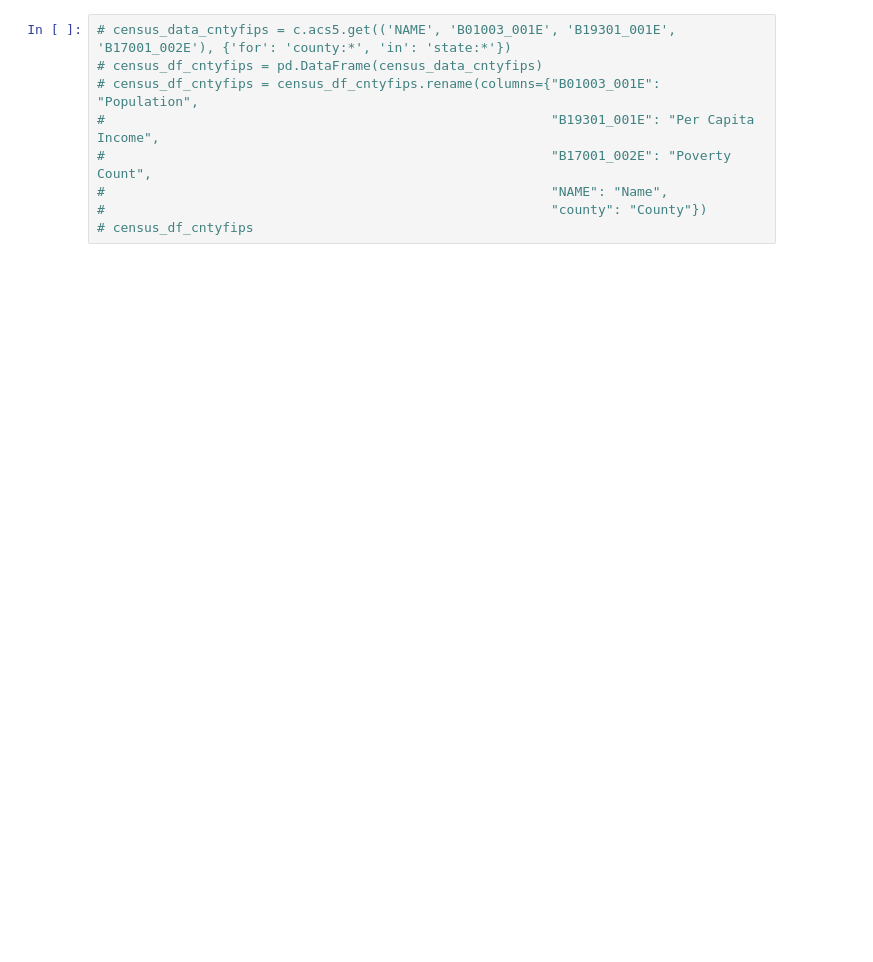
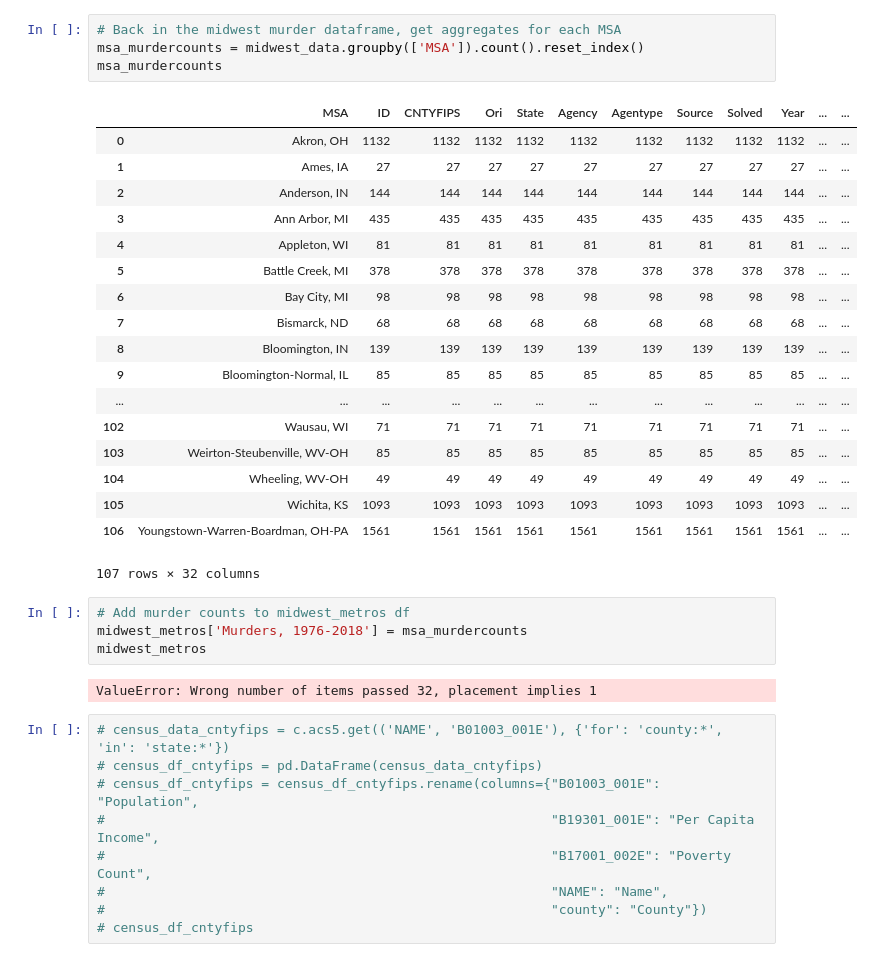
Before and after one commit to bendgame/Project-one, a Jupyter notebook: MurdersByMetro.ipynb, the cells around one changed output. Drawn from its saved outputs; the diff is of its cells as text; blank space fills up the shorter version.

Commit message:
Murder counts for all midwest metros

```diff
--- a/MurdersByMetro.ipynb
+++ b/MurdersByMetro.ipynb
@@ -45,5 +97,34 @@ midwest_metros
+# %%
+# Back in the midwest murder dataframe, get aggregates for each MSA
+msa_murdercounts = midwest_data.groupby(['MSA']).count().reset_index()
+msa_murdercounts
+# %% [output]
+|  | MSA | ID | CNTYFIPS | Ori | State | Agency | Agentype | Source | Solved | Year | ... | ... |
+| 0 | Akron, OH | 1132 | 1132 | 1132 | 1132 | 1132 | 1132 | 1132 | 1132 | 1132 | ... | ... |
+| 1 | Ames, IA | 27 | 27 | 27 | 27 | 27 | 27 | 27 | 27 | 27 | ... | ... |
+| 2 | Anderson, IN | 144 | 144 | 144 | 144 | 144 | 144 | 144 | 144 | 144 | ... | ... |
+| 3 | Ann Arbor, MI | 435 | 435 | 435 | 435 | 435 | 435 | 435 | 435 | 435 | ... | ... |
+| 4 | Appleton, WI | 81 | 81 | 81 | 81 | 81 | 81 | 81 | 81 | 81 | ... | ... |
+| 5 | Battle Creek, MI | 378 | 378 | 378 | 378 | 378 | 378 | 378 | 378 | 378 | ... | ... |
+| 6 | Bay City, MI | 98 | 98 | 98 | 98 | 98 | 98 | 98 | 98 | 98 | ... | ... |
+| 7 | Bismarck, ND | 68 | 68 | 68 | 68 | 68 | 68 | 68 | 68 | 68 | ... | ... |
+| 8 | Bloomington, IN | 139 | 139 | 139 | 139 | 139 | 139 | 139 | 139 | 139 | ... | ... |
+| 9 | Bloomington-Normal, IL | 85 | 85 | 85 | 85 | 85 | 85 | 85 | 85 | 85 | ... | ... |
+| ... | ... | ... | ... | ... | ... | ... | ... | ... | ... | ... | ... | ... |
+| 102 | Wausau, WI | 71 | 71 | 71 | 71 | 71 | 71 | 71 | 71 | 71 | ... | ... |
+| 103 | Weirton-Steubenville, WV-OH | 85 | 85 | 85 | 85 | 85 | 85 | 85 | 85 | 85 | ... | ... |
+| 104 | Wheeling, WV-OH | 49 | 49 | 49 | 49 | 49 | 49 | 49 | 49 | 49 | ... | ... |
+| 105 | Wichita, KS | 1093 | 1093 | 1093 | 1093 | 1093 | 1093 | 1093 | 1093 | 1093 | ... | ... |
+| 106 | Youngstown-Warren-Boardman, OH-PA | 1561 | 1561 | 1561 | 1561 | 1561 | 1561 | 1561 | 1561 | 1561 | ... | ... |
+107 rows × 32 columns
+# %%
+# Add murder counts to midwest_metros df
+midwest_metros['Murders, 1976-2018'] = msa_murdercounts
+midwest_metros
+# %% [output]
+ValueError: Wrong number of items passed 32, placement implies 1
 # %%
-# census_data_cntyfips = c.acs5.get(('NAME', 'B01003_001E', 'B19301_001E', 'B17001_002E'), {'for': 'county:*', 'in': 'state:*'})
+# census_data_cntyfips = c.acs5.get(('NAME', 'B01003_001E'), {'for': 'county:*', 'in': 'state:*'})
 # census_df_cntyfips = pd.DataFrame(census_data_cntyfips)
 # census_df_cntyfips = census_df_cntyfips.rename(columns={"B01003_001E": "Population",
 #                                                         "B19301_001E": "Per Capita Income",
```
Also changed, not shown: parts of 3 cells of this notebook.
